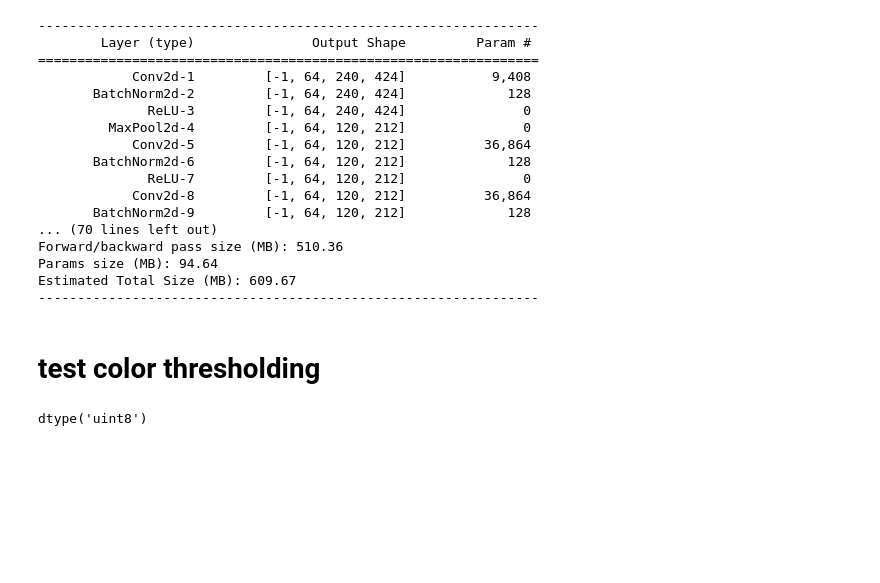
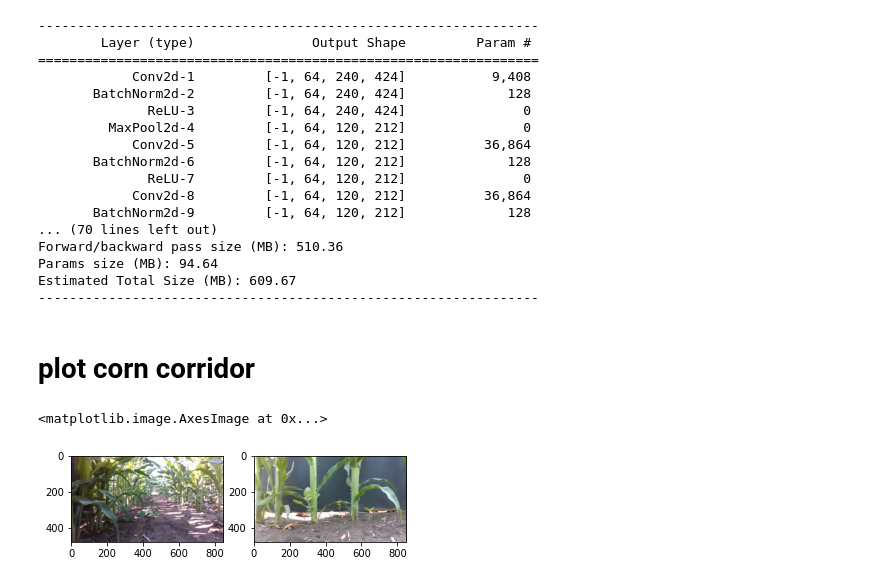
Before and after one commit to kracon7/phase2, a Jupyter notebook: Untitled.ipynb, the cells around one changed output. Cells and saved outputs as stored; diff of their text form; code cells hidden in the pictures; blank space fills up the shorter version.

```diff
--- a/Untitled.ipynb
+++ b/Untitled.ipynb
@@ -198,5 +198,3 @@ Forward/backward pass size (MB): 510.36
 Params size (MB): 94.64
 Estimated Total Size (MB): 609.67
 ----------------------------------------------------------------
-# %% [markdown]
-# test color thresholding
@@ -206,4 +201,2 @@ img_2 = cv2.imread('corn_front_data//color/bag1_frame002050.png')
-# %%
-img_1.dtype
-# %% [output]
-dtype('uint8')
+# %% [markdown]
+# plot corn corridor
@@ -209,0 +300,14 @@ dtype('uint8')
+# %%
+front_imgs = os.listdir(front_dir)
+
+idx = 0
+front = cv2.imread(os.path.join(front_dir, front_imgs[0]))
+side = cv2.imread(os.path.join(side_dir, front_imgs[0]))
+plane = pickle.load(open(os.path.join(plane_dir, front_imgs[0].split('.')[0]+'.pkl'), 'rb'))
+
+fig, ax = plt.subplots(1,2)
+ax[0].imshow(front)
+ax[1].imshow(side)
+# %% [output]
+<matplotlib.image.AxesImage at 0x...>
+[figure, added]
```
Also changed, not shown: parts of 7 cells of this notebook, 1 other file.
